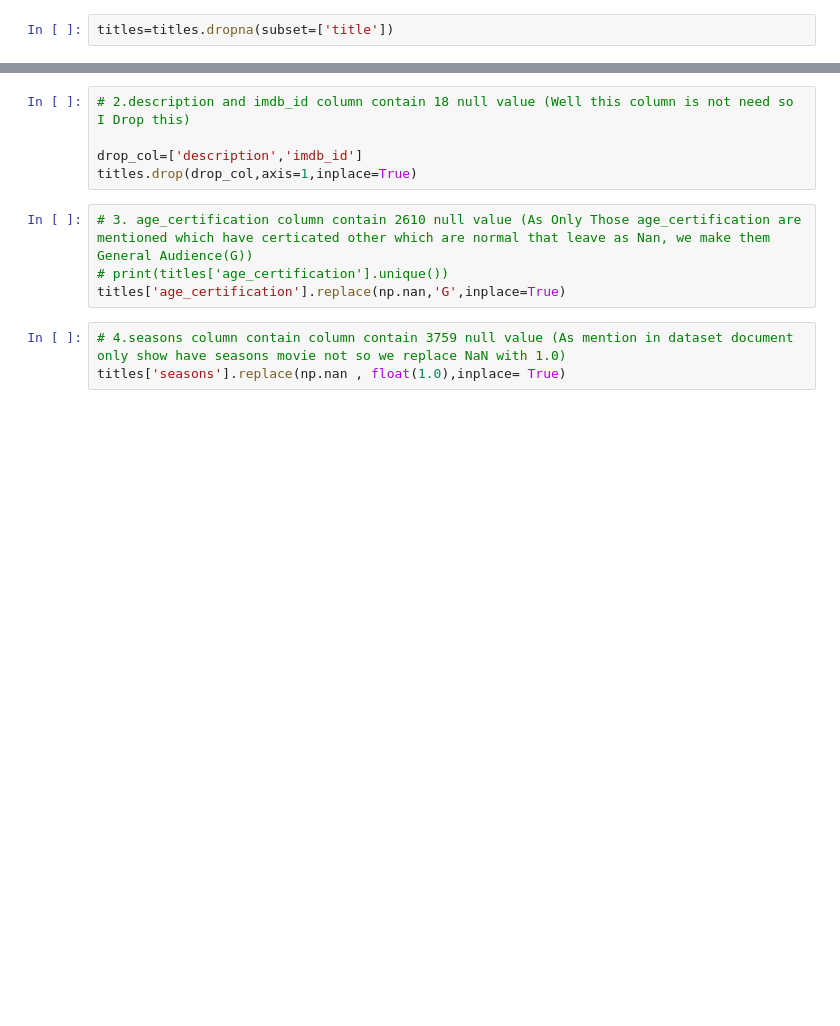
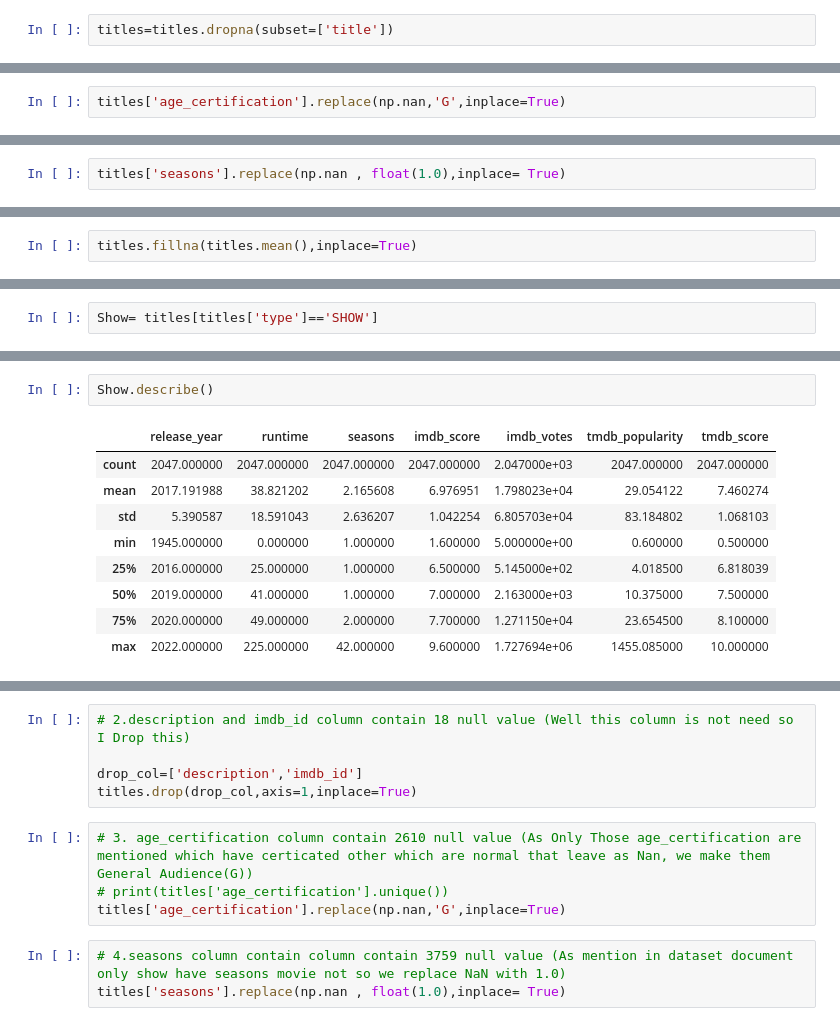
Before and after one commit to PoojaDasIndia/Exploratory-Data-Analysis-EDA-, a Jupyter notebook: Netflix_Movies_and_TV_Shows.ipynb, the cells around one changed output, grey strips where cells are left out. Saved outputs shown, nothing was run; the diff lists cells and outputs as text; blank space fills up the shorter version.

```diff
--- a/Netflix_Movies_and_TV_Shows.ipynb
+++ b/Netflix_Movies_and_TV_Shows.ipynb
@@ -398,0 +422,2 @@ titles=titles.dropna(subset=['title'])
+# %%
+titles['age_certification'].replace(np.nan,'G',inplace=True)
@@ -398,0 +462,2 @@ titles=titles.dropna(subset=['title'])
+# %%
+titles['seasons'].replace(np.nan , float(1.0),inplace= True)
@@ -398,0 +466,2 @@ titles=titles.dropna(subset=['title'])
+# %%
+titles.fillna(titles.mean(),inplace=True)
@@ -398,0 +533,2 @@ titles=titles.dropna(subset=['title'])
+# %%
+Show= titles[titles['type']=='SHOW']
@@ -398,0 +562,12 @@ titles=titles.dropna(subset=['title'])
+# %%
+Show.describe()
+# %% [output]
+|  | release_year | runtime | seasons | imdb_score | imdb_votes | tmdb_popularity | tmdb_score |
+| count | 2047.000000 | 2047.000000 | 2047.000000 | 2047.000000 | 2.047000e+03 | 2047.000000 | 2047.000000 |
+| mean | 2017.191988 | 38.821202 | 2.165608 | 6.976951 | 1.798023e+04 | 29.054122 | 7.460274 |
+| std | 5.390587 | 18.591043 | 2.636207 | 1.042254 | 6.805703e+04 | 83.184802 | 1.068103 |
+| min | 1945.000000 | 0.000000 | 1.000000 | 1.600000 | 5.000000e+00 | 0.600000 | 0.500000 |
+| 25% | 2016.000000 | 25.000000 | 1.000000 | 6.500000 | 5.145000e+02 | 4.018500 | 6.818039 |
+| 50% | 2019.000000 | 41.000000 | 1.000000 | 7.000000 | 2.163000e+03 | 10.375000 | 7.500000 |
+| 75% | 2020.000000 | 49.000000 | 2.000000 | 7.700000 | 1.271150e+04 | 23.654500 | 8.100000 |
+| max | 2022.000000 | 225.000000 | 42.000000 | 9.600000 | 1.727694e+06 | 1455.085000 | 10.000000 |
```
Also changed, not shown: parts of 41 cells of this notebook.
